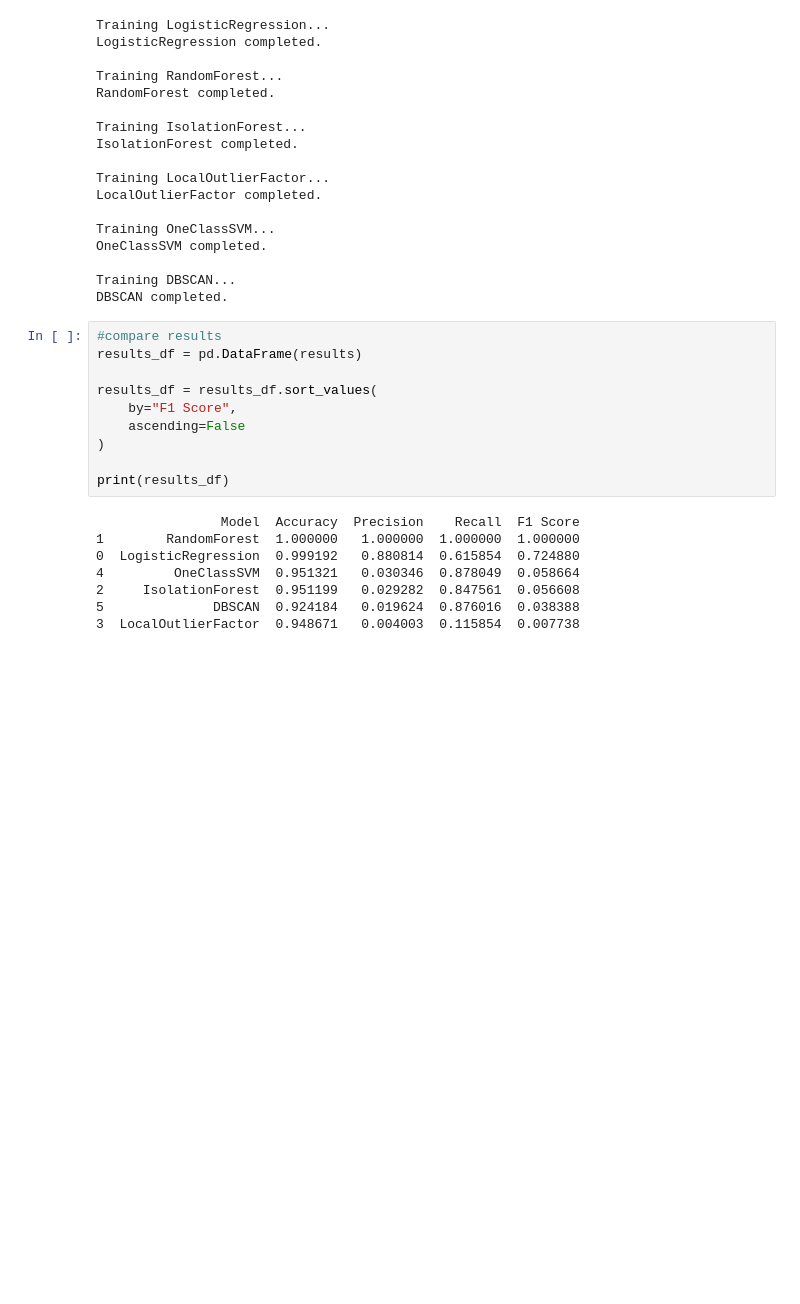
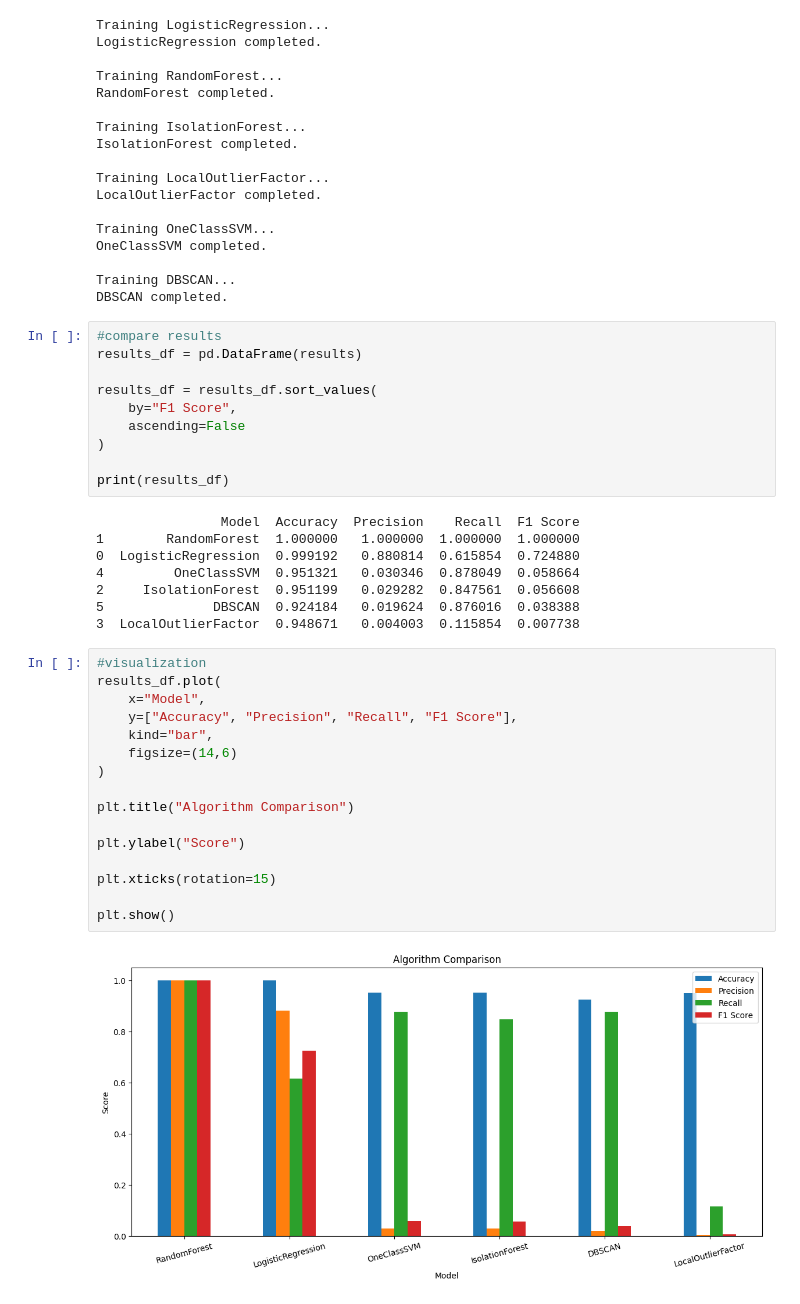
Before and after one commit to tess-ahh/anomaly_detection, a Jupyter notebook: advanced_anomaly_detection_mlflow.ipynb, the cells around one changed output. Saved outputs shown, nothing was run; the diff lists cells and outputs as text; blank space fills up the shorter version.

Commit message:
visualize results

```diff
--- a/advanced_anomaly_detection_mlflow.ipynb
+++ b/advanced_anomaly_detection_mlflow.ipynb
@@ -271,3 +271,21 @@ print(results_df)
 2     IsolationForest  0.951199   0.029282  0.847561  0.056608
 5              DBSCAN  0.924184   0.019624  0.876016  0.038388
 3  LocalOutlierFactor  0.948671   0.004003  0.115854  0.007738
+# %%
+#visualization
+results_df.plot(
+    x="Model",
+    y=["Accuracy", "Precision", "Recall", "F1 Score"],
+    kind="bar",
+    figsize=(14,6)
+)
+
+plt.title("Algorithm Comparison")
+
+plt.ylabel("Score")
+
+plt.xticks(rotation=15)
+
+plt.show()
+# %% [output]
+[figure, added]
```
